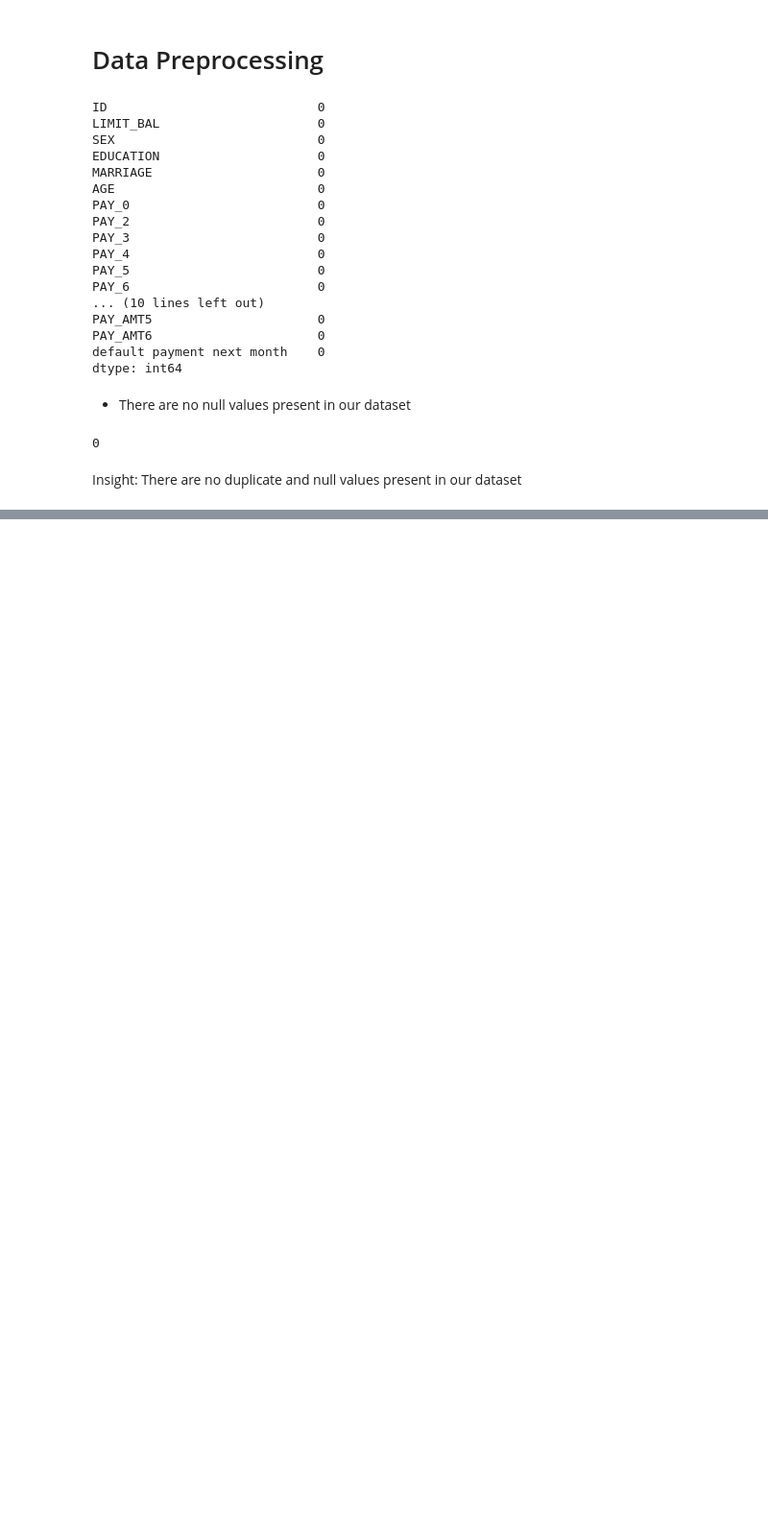
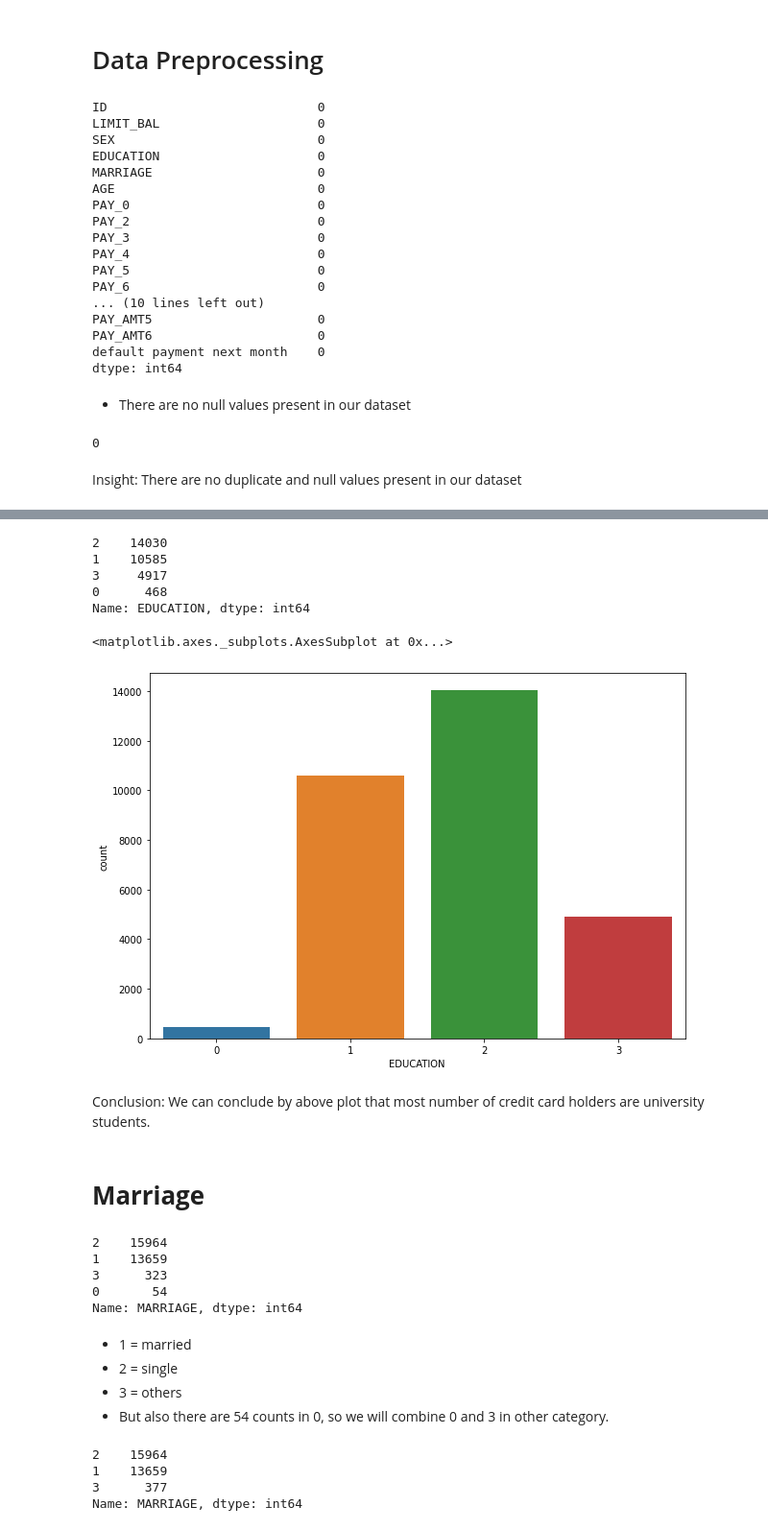
Before and after one commit to mmishra1092/Credit-Card-Default-Prediction, a Jupyter notebook: MAYANK_MISHRA_Credit_Card_Default_Prediction_Capstone_Project.ipynb, the cells around one changed output, grey strips where cells are left out. Shown at 96% size. Cells and saved outputs as stored; diff of their text form; code cells hidden in the pictures; blank space fills up the shorter version.

```diff
--- a/MAYANK_MISHRA_Credit_Card_Default_Prediction_Capstone_Project.ipynb
+++ b/MAYANK_MISHRA_Credit_Card_Default_Prediction_Capstone_Project.ipynb
@@ -227,0 +304,45 @@ Insight: There are no duplicate and null values present in our dataset
+# %%
+# Now combine 0,4,5 and 6 to 0 which is 'others' category
+credit_data_df['EDUCATION'] = credit_data_df['EDUCATION'].replace({4:0,5:0,6:0})
+credit_data_df['EDUCATION'].value_counts()
+# %% [output]
+2    14030
+1    10585
+3     4917
+0      468
+Name: EDUCATION, dtype: int64
+# %%
+# Plotting the count plot
+plt.figure(figsize=(10,7))
+sns.countplot(x = 'EDUCATION', data = credit_data_df)
+# %% [output]
+<matplotlib.axes._subplots.AxesSubplot at 0x...>
+[figure, added]
+# %% [markdown]
+Conclusion: We can conclude by above plot that most number of credit card holders are university students.
+# %% [markdown]
+# **Marriage**
+# %%
+# Count the variables of marriage
+credit_data_df['MARRIAGE'].value_counts()
+# %% [output]
+2    15964
+1    13659
+3      323
+0       54
+Name: MARRIAGE, dtype: int64
+# %% [markdown]
+
+*   1 = married
+*   2 = single
+*   3 = others
+*   But also there are 54 counts in 0, so we will combine 0 and 3 in other category.
+# %%
+# Combine 0 and 3
+credit_data_df['MARRIAGE'] = credit_data_df['MARRIAGE'].replace({0:3})
+credit_data_df['MARRIAGE'].value_counts()
+# %% [output]
+2    15964
+1    13659
+3      377
+Name: MARRIAGE, dtype: int64
```
Also changed, not shown: parts of 30 cells of this notebook.
